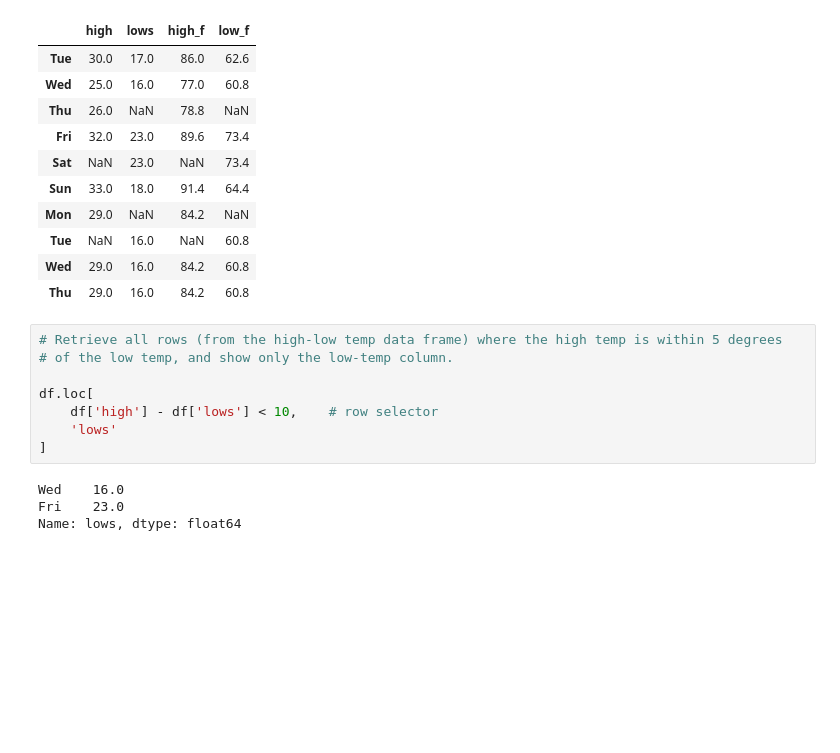
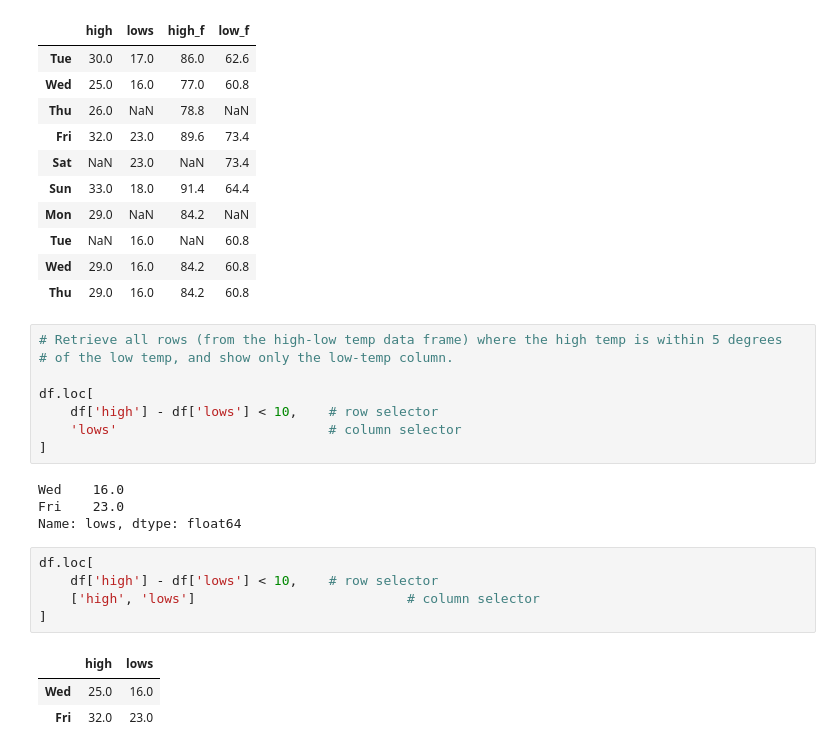
Before and after one commit to reuven/oreilly-2025-05May-pandas, a Jupyter notebook: OReilly - 2025-05May-12.ipynb, the cells around one changed output. Drawn from its saved outputs; the diff is of its cells as text; blank space fills up the shorter version.

```diff
--- a/OReilly - 2025-05May-12.ipynb
+++ b/OReilly - 2025-05May-12.ipynb
@@ -1133,9 +1133,18 @@ df
 
 df.loc[
     df['high'] - df['lows'] < 10,    # row selector
-    'lows'
+    'lows'                           # column selector
 ]
 # %% [output]
 Wed    16.0
 Fri    23.0
 Name: lows, dtype: float64
+# %%
+df.loc[
+    df['high'] - df['lows'] < 10,    # row selector
+    ['high', 'lows']                           # column selector
+]
+# %% [output]
+|  | high | lows |
+| Wed | 25.0 | 16.0 |
+| Fri | 32.0 | 23.0 |
```
Also changed, not shown: parts of 1 cell of this notebook.
